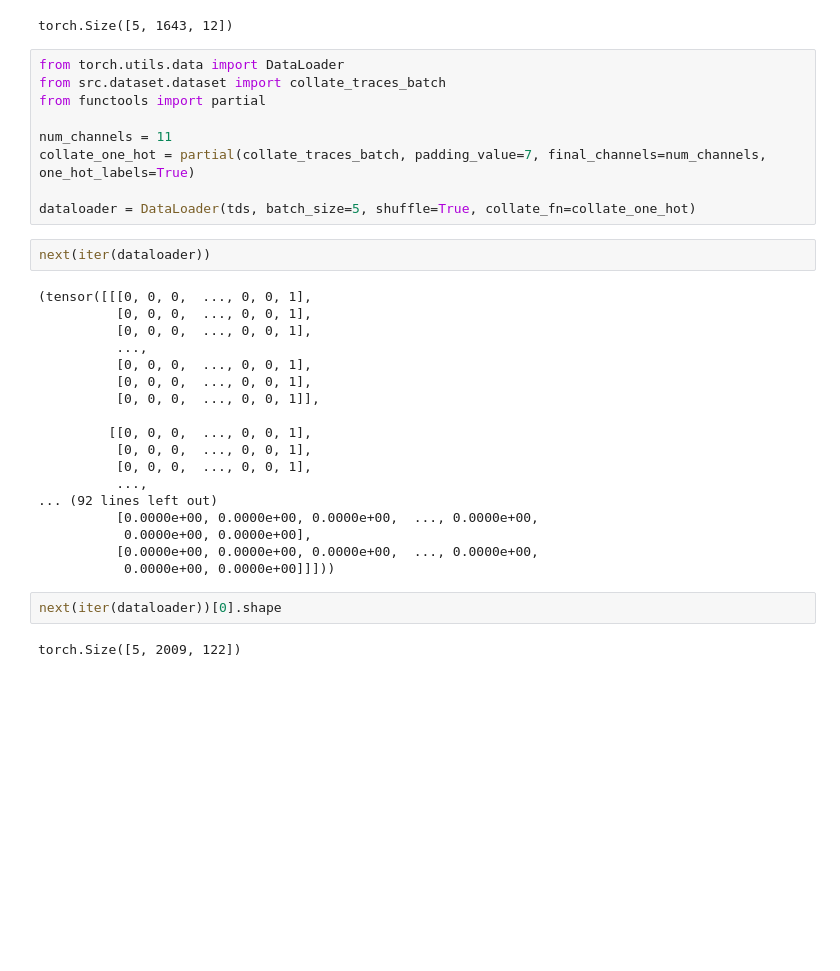
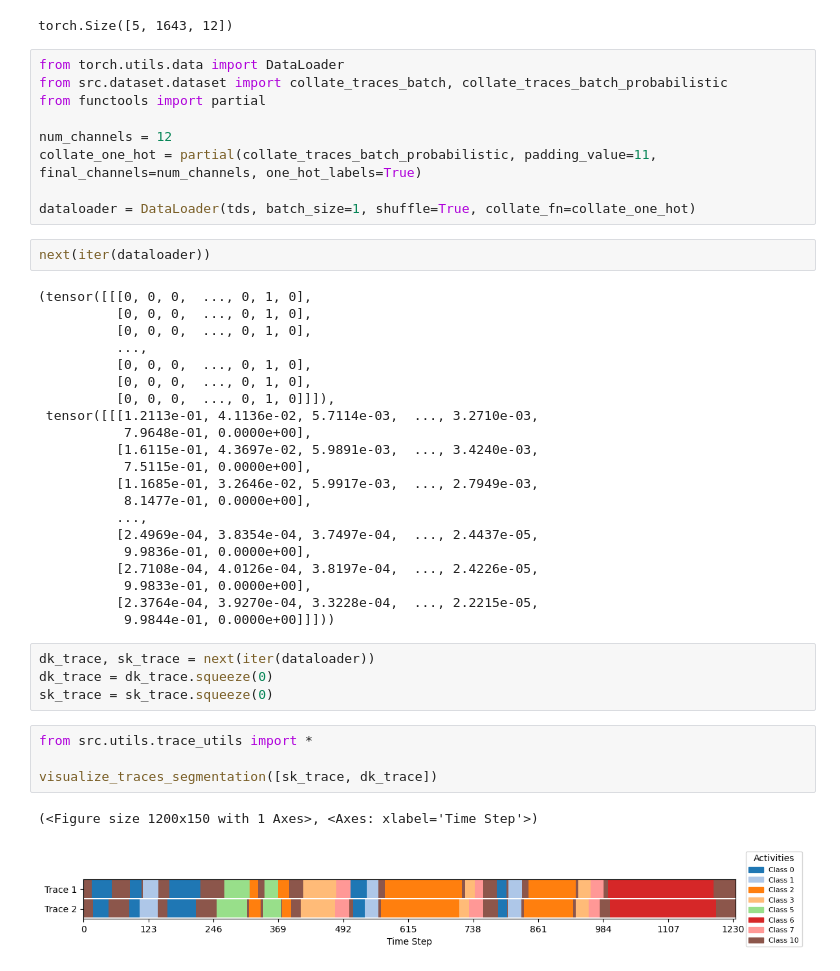
Before and after one commit to maxim-mat/trace-denoise-refactor, a Jupyter notebook: notebooks/dataset.ipynb, the cells around one changed output. Cells and saved outputs as stored; diff of their text form; blank space fills up the shorter version.

Commit message:
Created trace utils with trace visualization function so far. Updated dataset collate functions with additional features.

```diff
--- a/notebooks/dataset.ipynb
+++ b/notebooks/dataset.ipynb
@@ -58,34 +58,44 @@ output_constant.shape
 torch.Size([5, 1643, 12])
 # %%
 from torch.utils.data import DataLoader
-from src.dataset.dataset import collate_traces_batch
+from src.dataset.dataset import collate_traces_batch, collate_traces_batch_probabilistic
 from functools import partial
 
-num_channels = 11
-collate_one_hot = partial(collate_traces_batch, padding_value=7, final_channels=num_channels, one_hot_labels=True)
+num_channels = 12
+collate_one_hot = partial(collate_traces_batch_probabilistic, padding_value=11, final_channels=num_channels, one_hot_labels=True)
 
-dataloader = DataLoader(tds, batch_size=5, shuffle=True, collate_fn=collate_one_hot)
+dataloader = DataLoader(tds, batch_size=1, shuffle=True, collate_fn=collate_one_hot)
 # %%
 next(iter(dataloader))
 # %% [output]
-(tensor([[[0, 0, 0,  ..., 0, 0, 1],
-          [0, 0, 0,  ..., 0, 0, 1],
-          [0, 0, 0,  ..., 0, 0, 1],
+(tensor([[[0, 0, 0,  ..., 0, 1, 0],
+          [0, 0, 0,  ..., 0, 1, 0],
+          [0, 0, 0,  ..., 0, 1, 0],
           ...,
-          [0, 0, 0,  ..., 0, 0, 1],
-          [0, 0, 0,  ..., 0, 0, 1],
-          [0, 0, 0,  ..., 0, 0, 1]],
-
-         [[0, 0, 0,  ..., 0, 0, 1],
-          [0, 0, 0,  ..., 0, 0, 1],
-          [0, 0, 0,  ..., 0, 0, 1],
+          [0, 0, 0,  ..., 0, 1, 0],
+          [0, 0, 0,  ..., 0, 1, 0],
+          [0, 0, 0,  ..., 0, 1, 0]]]),
+ tensor([[[1.2113e-01, 4.1136e-02, 5.7114e-03,  ..., 3.2710e-03,
+           7.9648e-01, 0.0000e+00],
+          [1.6115e-01, 4.3697e-02, 5.9891e-03,  ..., 3.4240e-03,
+           7.5115e-01, 0.0000e+00],
+          [1.1685e-01, 3.2646e-02, 5.9917e-03,  ..., 2.7949e-03,
+           8.1477e-01, 0.0000e+00],
           ...,
-... (92 lines left out)
-          [0.0000e+00, 0.0000e+00, 0.0000e+00,  ..., 0.0000e+00,
-           0.0000e+00, 0.0000e+00],
-          [0.0000e+00, 0.0000e+00, 0.0000e+00,  ..., 0.0000e+00,
-           0.0000e+00, 0.0000e+00]]]))
+          [2.4969e-04, 3.8354e-04, 3.7497e-04,  ..., 2.4437e-05,
+           9.9836e-01, 0.0000e+00],
+          [2.7108e-04, 4.0126e-04, 3.8197e-04,  ..., 2.4226e-05,
+           9.9833e-01, 0.0000e+00],
+          [2.3764e-04, 3.9270e-04, 3.3228e-04,  ..., 2.2215e-05,
+           9.9844e-01, 0.0000e+00]]]))
 # %%
-next(iter(dataloader))[0].shape
+dk_trace, sk_trace = next(iter(dataloader))
+dk_trace = dk_trace.squeeze(0)
+sk_trace = sk_trace.squeeze(0)
-# %% [output]
-torch.Size([5, 2009, 122])
+# %%
+from src.utils.trace_utils import *
+
+visualize_traces_segmentation([sk_trace, dk_trace])
+# %% [output]
+(<Figure size 1200x150 with 1 Axes>, <Axes: xlabel='Time Step'>)
+[figure, added]
```
Also changed, not shown: parts of 1 cell of this notebook, 3 other files.
